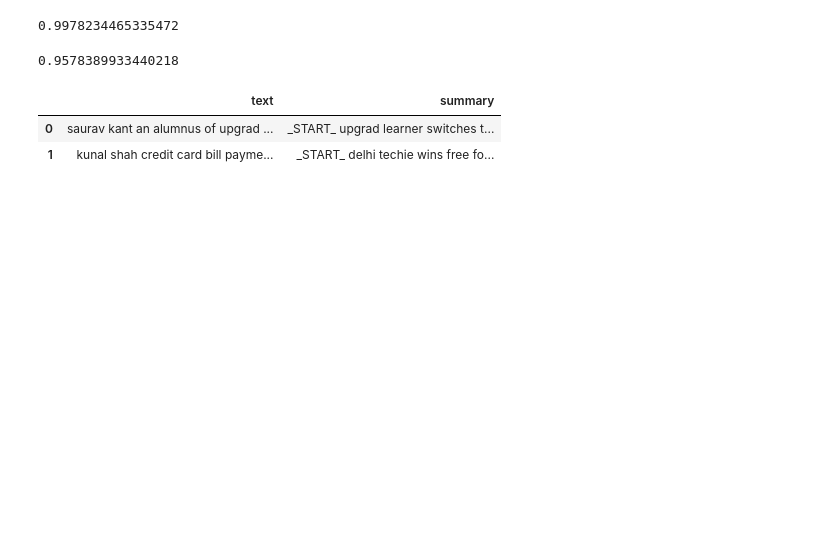
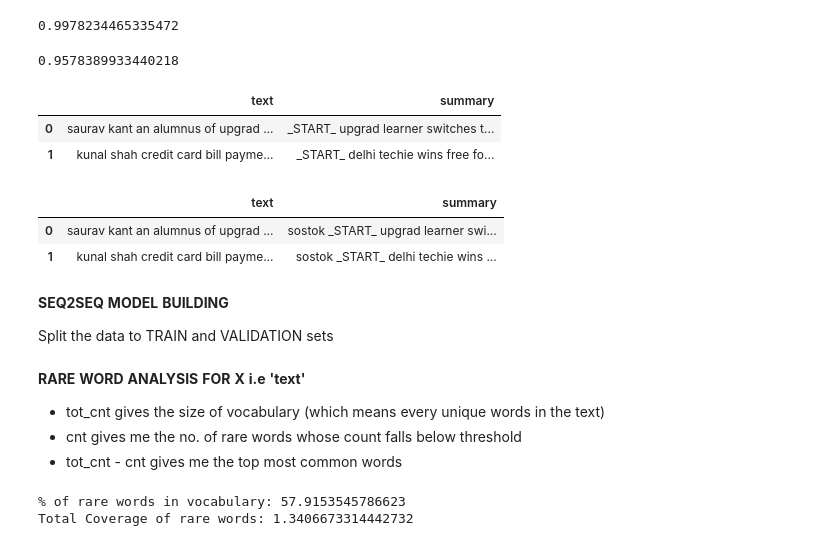
Before and after one commit to urvashi02sinha/AbstractiveTextSummarizer, a Jupyter notebook: TextSummarizer.ipynb, the cells around one changed output. Cells and saved outputs as stored; diff of their text form; code cells hidden in the pictures; blank space fills up the shorter version.

```diff
--- a/TextSummarizer.ipynb
+++ b/TextSummarizer.ipynb
@@ -234,3 +230,18 @@ post_pre.head(2)
 |  | text | summary |
 | 0 | saurav kant an alumnus of upgrad ... | _START_ upgrad learner switches t... |
 | 1 | kunal shah credit card bill payme... | _START_ delhi techie wins free fo... |
+# %%
+#Add sostok and eostok at
+post_pre['summary'] = post_pre['summary'].apply(lambda x : 'sostok '+ x + ' eostok')
+# %%
+post_pre.head(2)
+# %% [output]
+|  | text | summary |
+| 0 | saurav kant an alumnus of upgrad ... | sostok _START_ upgrad learner swi... |
+| 1 | kunal shah credit card bill payme... | sostok _START_ delhi techie wins ... |
+# %% [markdown]
+   **SEQ2SEQ** **MODEL** **BUILDING**
+
+
+
+  Split the data to TRAIN and VALIDATION sets
@@ -236,0 +260,27 @@ post_pre.head(2)
+# %% [markdown]
+**RARE** **WORD** **ANALYSIS** **FOR** **X** **i.e** **'text'**
+
+*  tot_cnt gives the size of vocabulary (which means every
+unique words in the text)
+*  cnt gives me the no. of rare words whose count falls below threshold
+*  tot_cnt - cnt gives me the top most common words
+# %%
+thresh=4
+
+cnt=0
+tot_cnt=0
+freq=0
+tot_freq=0
+
+for key,value in x_tokenizer.word_counts.items():
+    tot_cnt=tot_cnt+1
+    tot_freq=tot_freq+value
+    if(value<thresh):
+        cnt=cnt+1
+        freq=freq+value
+
+print("% of rare words in vocabulary:",(cnt/tot_cnt)*100)
+print("Total Coverage of rare words:",(freq/tot_freq)*100)
+# %% [output]
+% of rare words in vocabulary: 57.9153545786623
+Total Coverage of rare words: 1.3406673314442732
```
Also changed, not shown: parts of 10 cells of this notebook.
